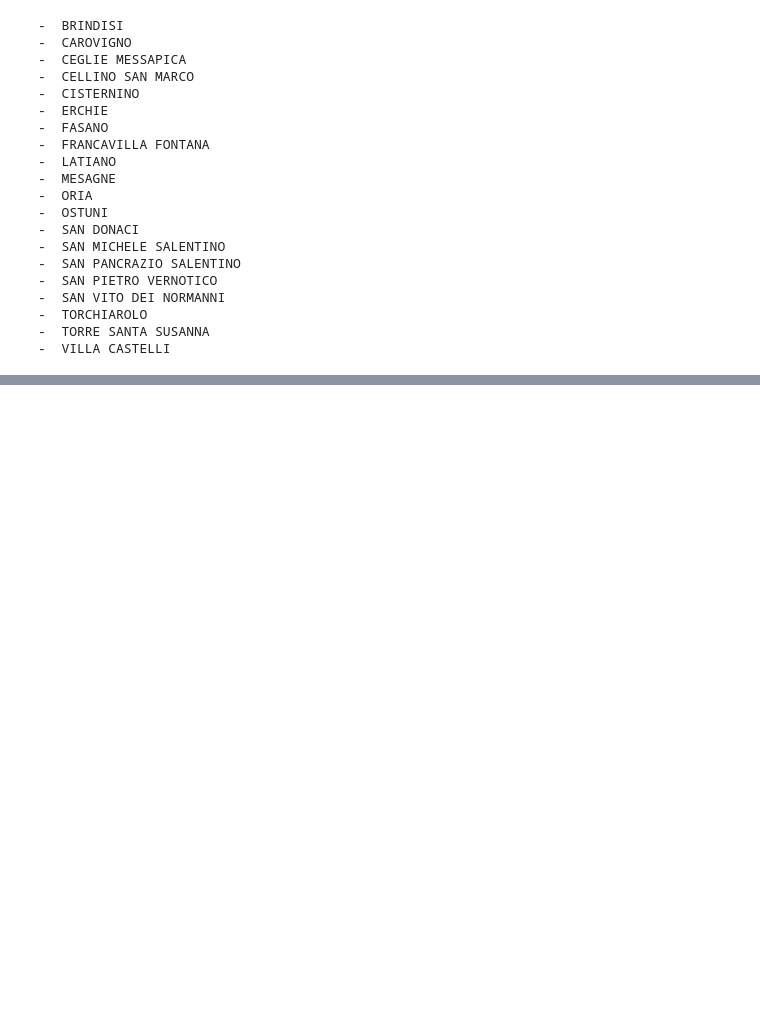
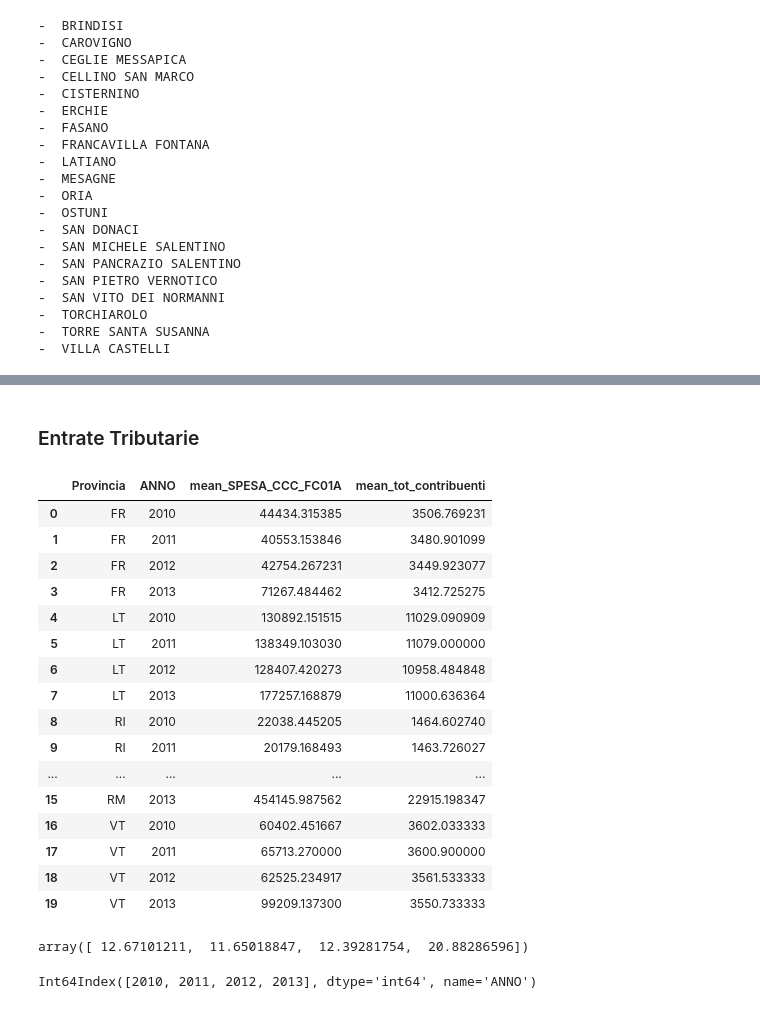
Before and after one commit to teamdigitale/daf-data-science, a Jupyter notebook: opencivitas/analysis-opencivitas.ipynb, the cells around one changed output, grey strips where cells are left out. Cells and saved outputs as stored; diff of their text form; code cells hidden in the pictures; blank space fills up the shorter version.

```diff
--- a/opencivitas/analysis-opencivitas.ipynb
+++ b/opencivitas/analysis-opencivitas.ipynb
@@ -209,0 +240,5 @@ Image(reddito_path)
+# %%
+regione = regioni_l[5]
+# %%
+df_regione = df_sose[df_sose['Regione'] == regione]
+df_regione.shape
@@ -209,0 +267,24 @@ Image(reddito_path)
+# %% [markdown]
+### Entrate Tributarie
+# %%
+grouped_provincia = df_regione.groupby(['Provincia', 'ANNO'])['SPESA_CCC_FC01A', 'tot_contribuenti']
+# %%
+grouped_provincia.mean().add_prefix('mean_').reset_index()
+# %% [output]
+|  | Provincia | ANNO | mean_SPESA_CCC_FC01A | mean_tot_contribuenti |
+| 0 | FR | 2010 | 44434.315385 | 3506.769231 |
+| 1 | FR | 2011 | 40553.153846 | 3480.901099 |
+| 2 | FR | 2012 | 42754.267231 | 3449.923077 |
+| 3 | FR | 2013 | 71267.484462 | 3412.725275 |
+| 4 | LT | 2010 | 130892.151515 | 11029.090909 |
+| 5 | LT | 2011 | 138349.103030 | 11079.000000 |
+| 6 | LT | 2012 | 128407.420273 | 10958.484848 |
+| 7 | LT | 2013 | 177257.168879 | 11000.636364 |
+| 8 | RI | 2010 | 22038.445205 | 1464.602740 |
+| 9 | RI | 2011 | 20179.168493 | 1463.726027 |
+| ... | ... | ... | ... | ... |
+| 15 | RM | 2013 | 454145.987562 | 22915.198347 |
+| 16 | VT | 2010 | 60402.451667 | 3602.033333 |
+| 17 | VT | 2011 | 65713.270000 | 3600.900000 |
+| 18 | VT | 2012 | 62525.234917 | 3561.533333 |
+| 19 | VT | 2013 | 99209.137300 | 3550.733333 |
@@ -209,0 +295,8 @@ Image(reddito_path)
+# %%
+tribute_income.loc['FR','tax_per_citizen'].values
+# %% [output]
+array([ 12.67101211,  11.65018847,  12.39281754,  20.88286596])
+# %%
+tribute_income.index.levels[1]
+# %% [output]
+Int64Index([2010, 2011, 2012, 2013], dtype='int64', name='ANNO')
```
Also changed, not shown: parts of 17 cells of this notebook, 3 other files.
